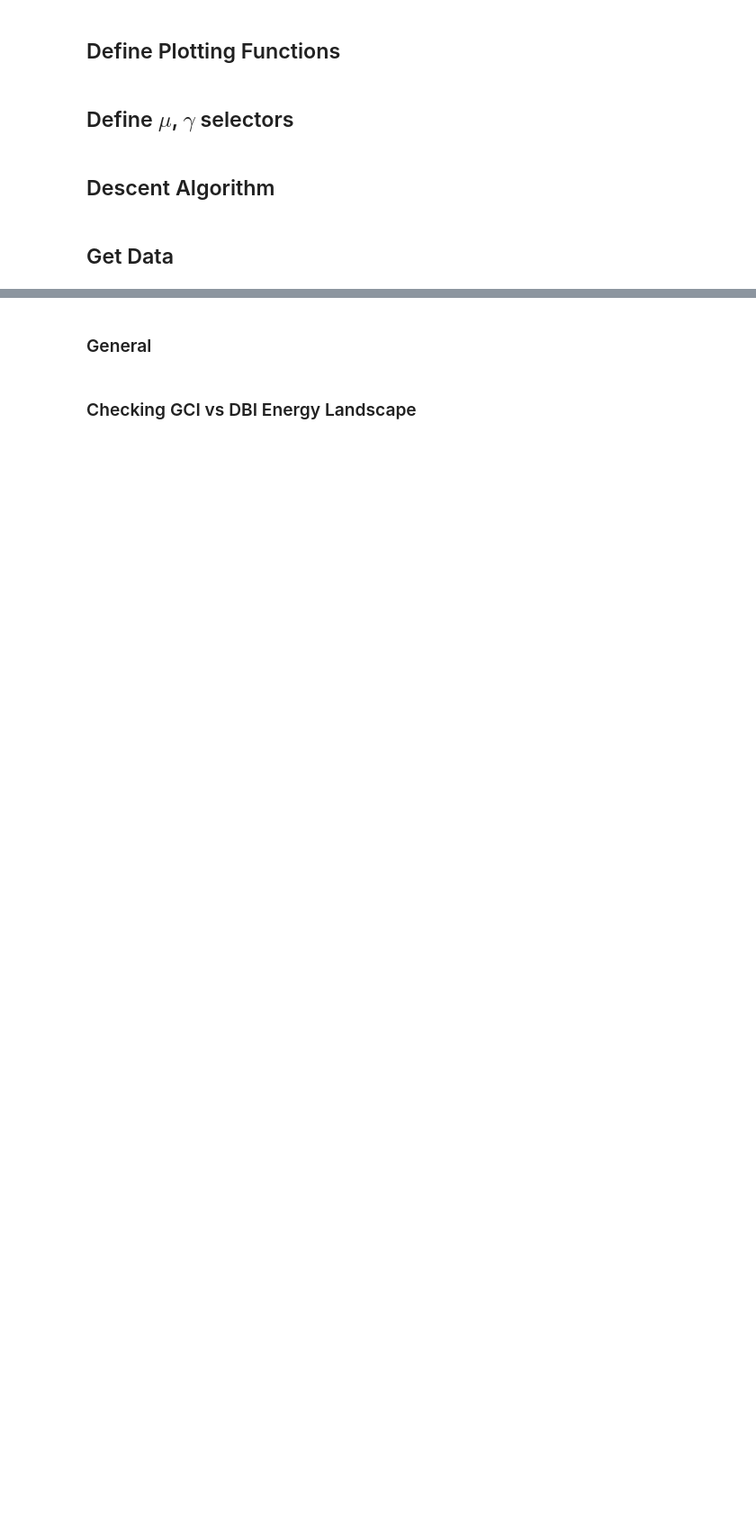
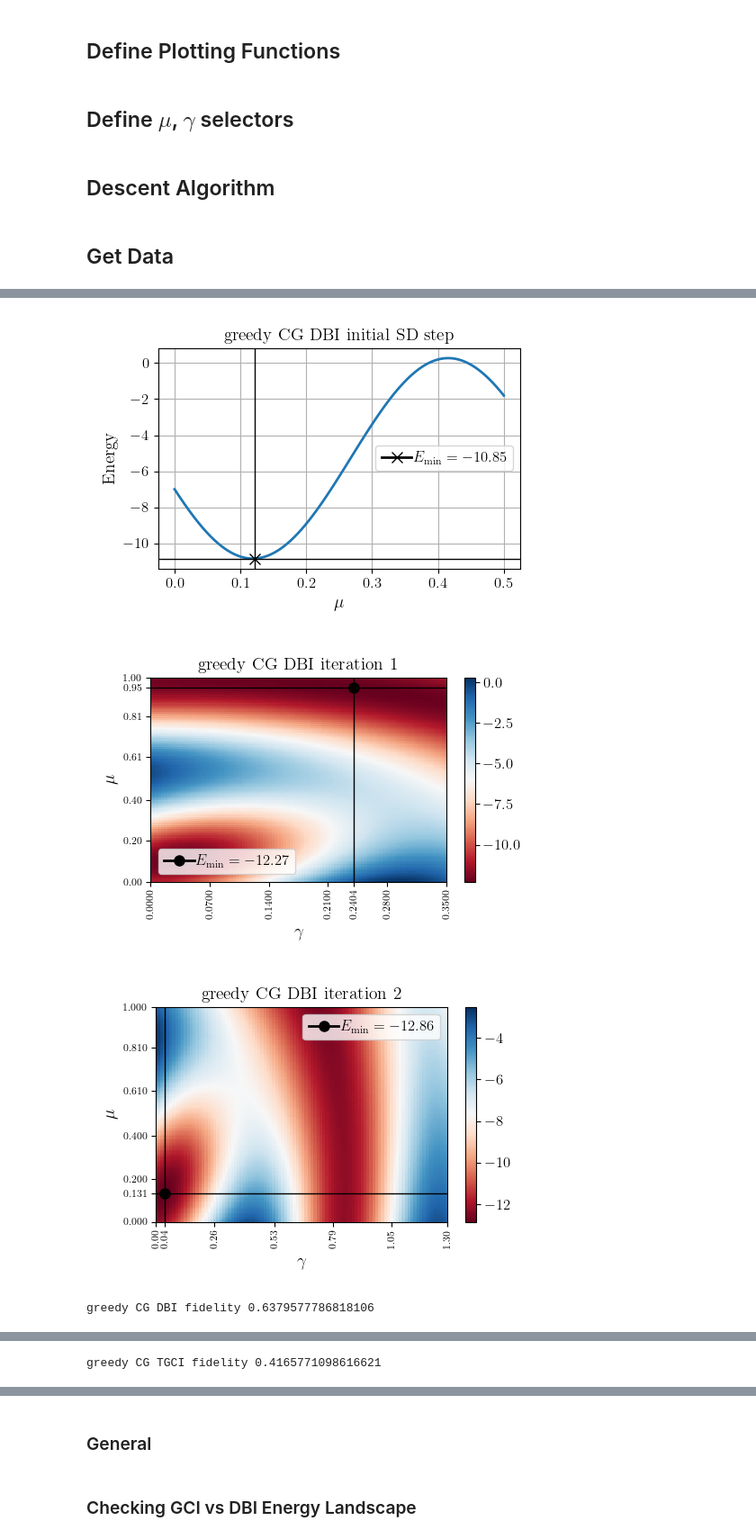
Before and after one commit to AndresArciaLopez/OptimisationOnUnitaries, a Jupyter notebook: CGonUnitaries.ipynb, the cells around one changed output, grey strips where cells are left out. Shown at 90% size. Drawn from its saved outputs; the diff is of its cells as text; code cells hidden in the pictures; blank space fills up the shorter version.

```diff
--- a/CGonUnitaries.ipynb
+++ b/CGonUnitaries.ipynb
@@ -24,7 +24,8 @@ set_backend("numpy")
 Choose number of qubits and Hamiltonian
 # %%
 #Number of qubits
-L = 4
+L = 8
+
 #Size of system
 n = 2**L
 nsqrd = n**2
@@ -35,8 +36,6 @@ H = H_sh.matrix
 evals = sorted(np.linalg.eigvalsh(H))
 eigvals, eigvecs = np.linalg.eigh(H)
 ground_state = eigvecs[:, 0]
-
-print(evals[0] - eigvals[0]) #check that both methods give same ground state energy
 
 #minimum energy
 target_energy = eigvals[0]
@@ -126,11 +124,6 @@ def heat_plot(mus, gammas, energies, title, points=[], xticks=[], yticks=[]):
     cmap='RdBu')
     color_bar = plt.colorbar()
 
-
-    xticks += list(gammas)[::25]
-
-    yticks += list(mus)[::25]
-
     for p in points:
         plt.plot(p["x"], p["y"], label=p["label"], marker=p["marker"], color='black', markersize=8)
 
@@ -139,6 +132,9 @@ def heat_plot(mus, gammas, energies, title, points=[], xticks=[], yticks=[]):
         plt.axvline(p["x"], color='black', linewidth=1)
         xticks.append(p["x"])
         yticks.append(p["y"])
+
+    xticks.append(gammas[-1])
+    yticks.append(mus[-1])
 
     plt.xticks(sorted(xticks))
     plt.yticks(sorted(yticks))
@@ -186,7 +182,7 @@ def energy_geo_plot_all(U, directions):
     plt.legend()
     plt.show()
 
-def energy_geo_plot(x, y, points):
+def energy_geo_plot(x, y, title, points=[]):
     plt.figure()
     plt.rcParams['axes.labelsize'] = 14
     plt.rcParams['axes.titlesize'] = 14
@@ -213,7 +209,7 @@ def energy_geo_plot(x, y, points):
         plt.axvline(p["x"], color='black', linewidth=1)
 
 
-
+    plt.title(title)
     plt.xlabel("$\mu$")
     plt.ylabel("Energy")
     plt.grid(True)
@@ -690,0 +757,39 @@ greedy CG GCI 2 fidelity 0.9451886309168243
+# %%
+results = []
+
+
+####################################################### CG algorithms #######################################################
+
+grid_CG = descent_algorithm("DBI", mu_line_search, mu_gamma_grid_search, grid_CG_mu_highs, grid_CG_gamma_highs, "greedy CG DBI", "*", iterations=10)
+grid_CG_TGCI = descent_algorithm("TGCI", mu_line_search, mu_gamma_grid_search, grid_TGCI_mu_highs, grid_TGCI_gamma_highs, "greedy CG TGCI", ">", num=1, iterations=10, trotter_n=1)
+# grid_CG_T2GCI = descent_algorithm("TGCI", mu_line_search, mu_gamma_grid_search, grid_T2GCI_mu_highs, generic_gamma_highs, "greedy CG TGCI n=2", "<", num=1, iterations=6, trotter_n=2)
+grid_CG_TGCIr2 = descent_algorithm("TGCI", mu_line_search, mu_gamma_grid_search, grid_TGCIr2_mu_highs, generic_gamma_highs, "greedy CG TGCI R=2", "^", num=2, iterations=10, trotter_n=1)
+# grid_CG_T2GCIr2 = descent_algorithm("TGCI", mu_line_search, mu_gamma_grid_search, grid_TGCIr2_mu_highs, generic_gamma_highs, "greedy CG TGCI n=2, R=2", "v", num=2, iterations=6, trotter_n=2)
+grid_CG_TGCI2 = descent_algorithm("TGCI2", mu_line_search, mu_gamma_grid_search, grid_TGCI2_mu_highs, grid_TGCI2_gamma_highs, "greedy CG TGCI2", "s", num=1, iterations=10, trotter_n=1)
+
+results.append(grid_CG)
+results.append(grid_CG_TGCI)
+results.append(grid_CG_TGCI2)
+results.append(grid_CG_TGCIr2)
+# results.append(grid_CG_T2GCI)
+# results.append(grid_CG_T2GCIr2)
+
+####################################################### SD algorithms #######################################################
+
+line_SD = descent_algorithm("DBI", mu_line_search, mu_line_search, line_search_mu_highs, generic_gamma_highs, "greedy SD DBI", "s", iterations=10)
+
+line_SD_TGCI = descent_algorithm("TGCI", mu_line_search, mu_line_search, line_search_mu_highs, generic_gamma_highs, "greedy SD TGCI", "d", num=1, iterations=10, trotter_n=1)
+
+line_SD_TGCIr2 = descent_algorithm("TGCI", mu_line_search, mu_line_search, line_search_mu_highs, generic_gamma_highs, "greedy SD TGCI R=2", "^", num=2, iterations=10, trotter_n=1)
+
+line_SD_TGCI2 = descent_algorithm("TGCI2", mu_line_search, mu_line_search, line_search_mu_highs, generic_gamma_highs, "greedy SD TGCI2", "o", num=1, iterations=10, trotter_n=1)
+
+results.append(line_SD)
+results.append(line_SD_TGCI)
+results.append(line_SD_TGCI2)
+results.append(line_SD_TGCIr2)
+# %% [output]
+[figure, added]
+[figure, added]
+[figure, added]
+greedy CG DBI fidelity 0.6379577786818106
@@ -690,0 +799 @@ greedy CG GCI 2 fidelity 0.9451886309168243
+greedy CG TGCI fidelity 0.4165771098616621
```
Also changed, not shown: parts of 12 cells of this notebook.
